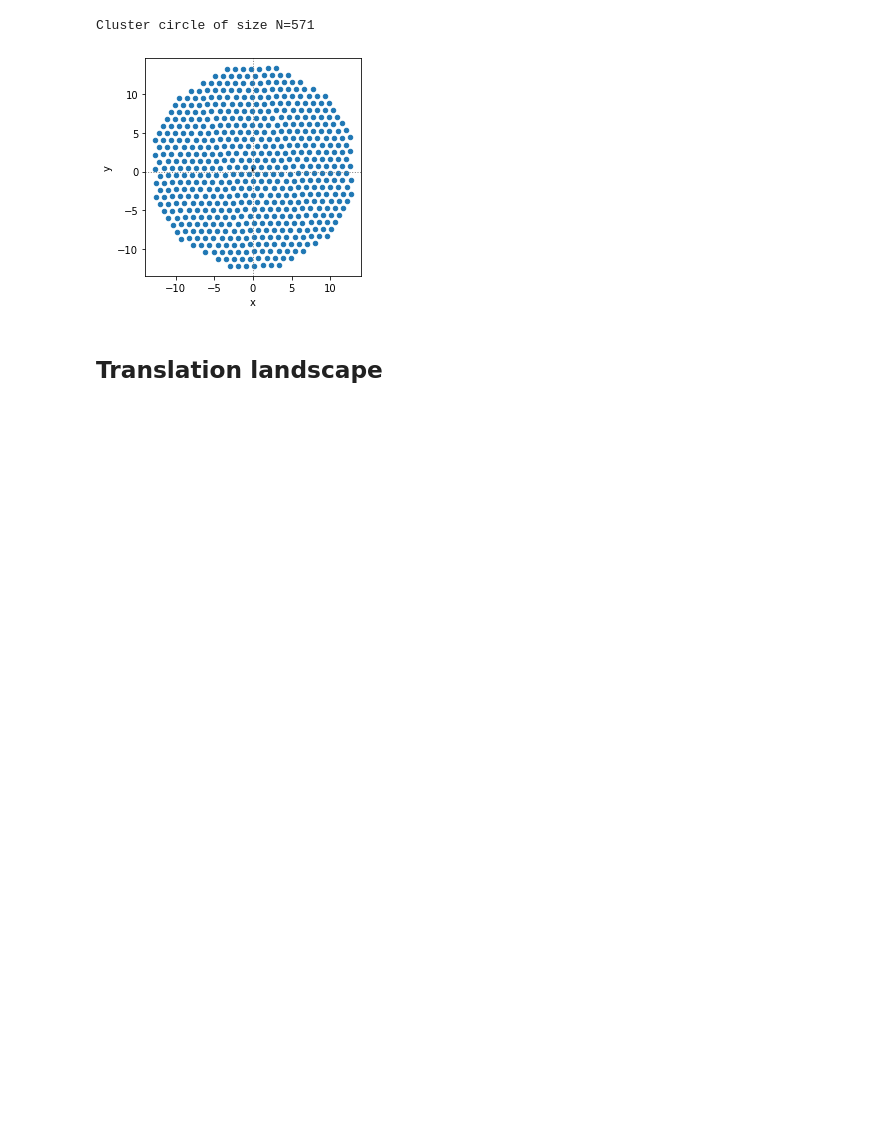
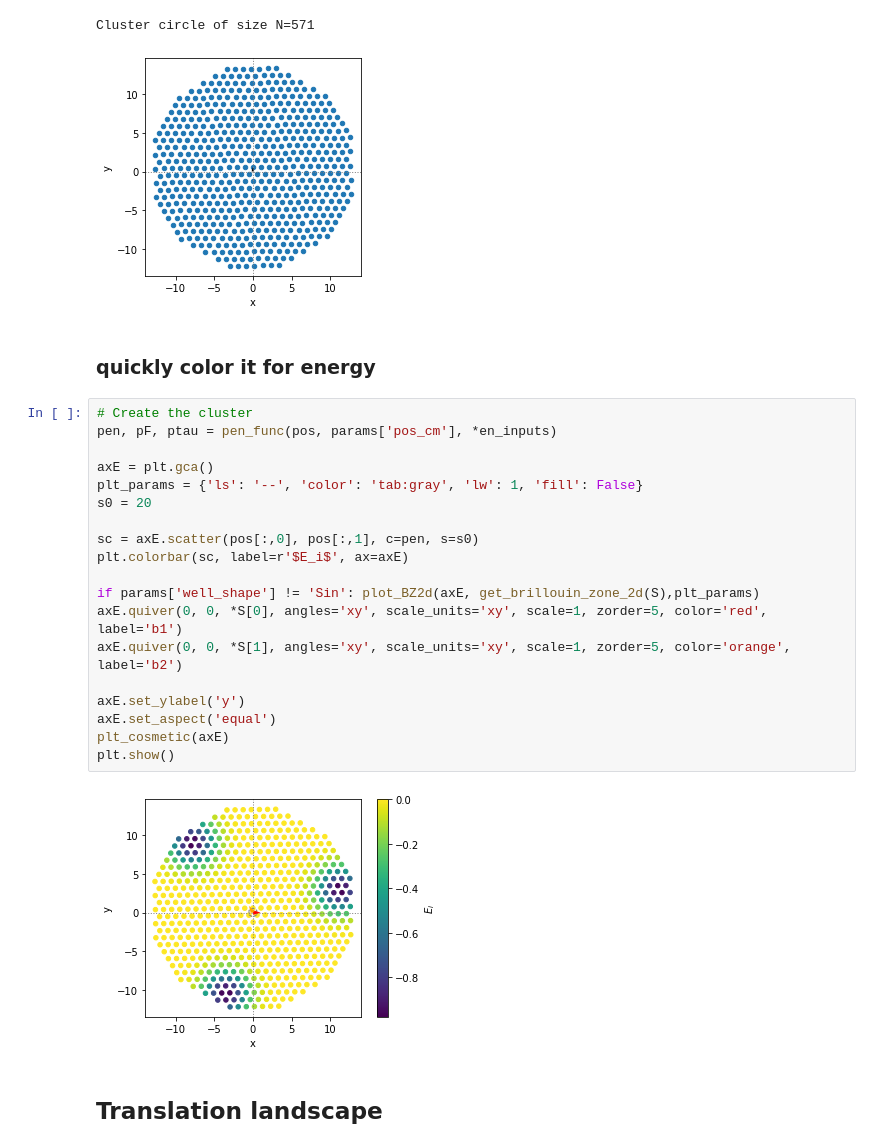
Before and after one commit to LamaKing/slides_rigid, a Jupyter notebook: example/Barrier_from_stirng.ipynb, the cells around one changed output. Cells and saved outputs as stored; diff of their text form; blank space fills up the shorter version.

```diff
--- a/example/Barrier_from_stirng.ipynb
+++ b/example/Barrier_from_stirng.ipynb
@@ -95,6 +95,29 @@ plt.show()
 # %% [output]
 Cluster circle of size N=571
 [figure]
+# %% [markdown]
+### quickly color it for energy
+# %%
+# Create the cluster
+pen, pF, ptau = pen_func(pos, params['pos_cm'], *en_inputs)
+
+axE = plt.gca()
+plt_params = {'ls': '--', 'color': 'tab:gray', 'lw': 1, 'fill': False}
+s0 = 20
+
+sc = axE.scatter(pos[:,0], pos[:,1], c=pen, s=s0)
+plt.colorbar(sc, label=r'$E_i$', ax=axE)
+
+if params['well_shape'] != 'Sin': plot_BZ2d(axE, get_brillouin_zone_2d(S),plt_params)
+axE.quiver(0, 0, *S[0], angles='xy', scale_units='xy', scale=1, zorder=5, color='red', label='b1')
+axE.quiver(0, 0, *S[1], angles='xy', scale_units='xy', scale=1, zorder=5, color='orange', label='b2')
+
+axE.set_ylabel('y')
+axE.set_aspect('equal')
+plt_cosmetic(axE)
+plt.show()
+# %% [output]
+[figure, added]
 # %% [markdown]
 ## Translation landscape
 # %%
```
Also changed, not shown: parts of 1 cell of this notebook, 19 other files.
